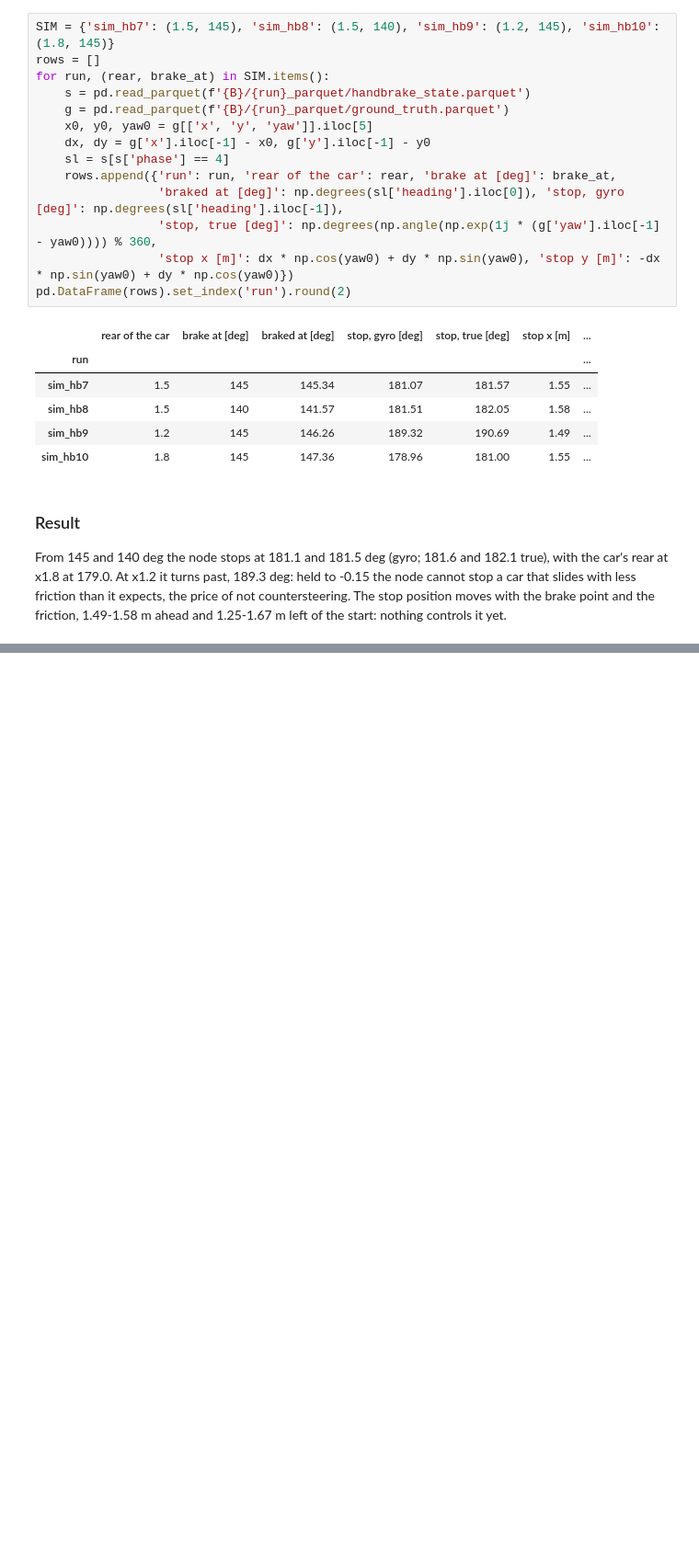
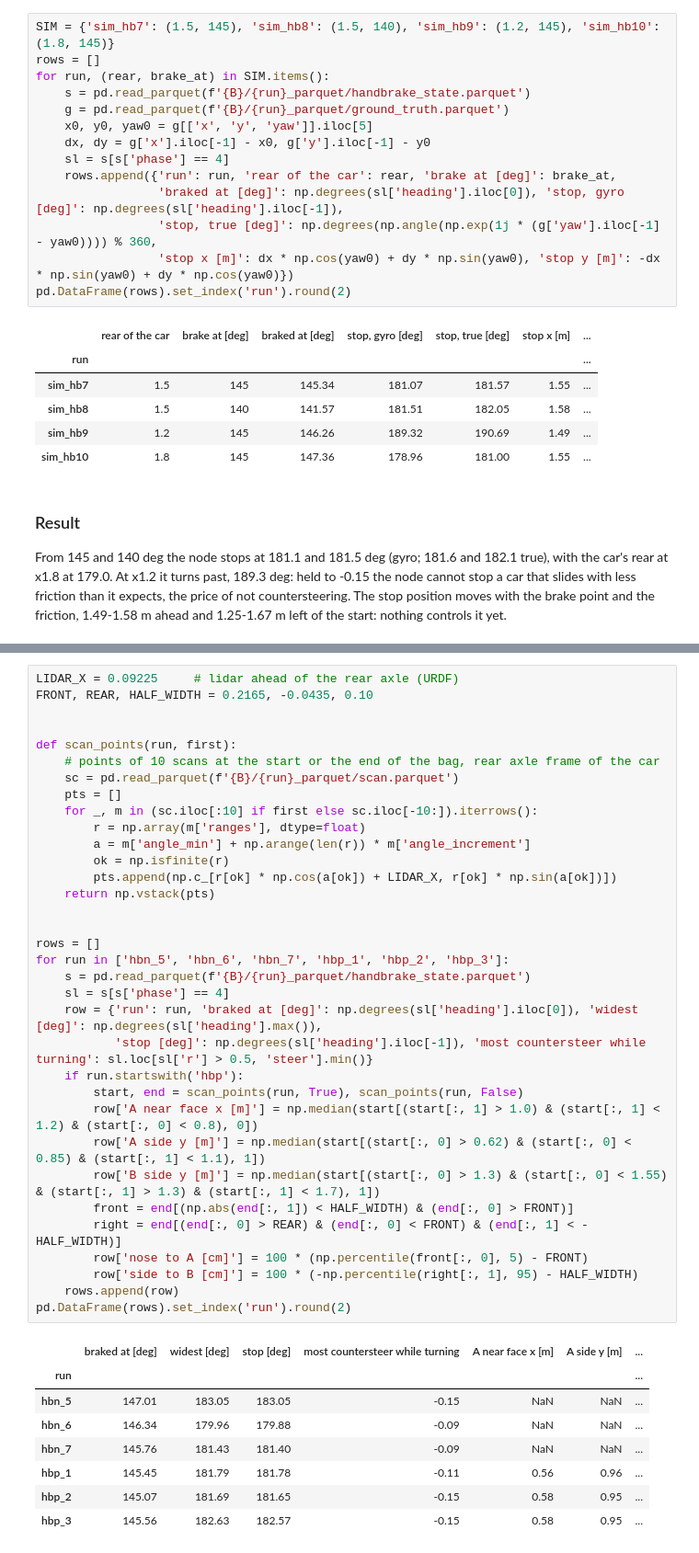
Before and after one commit to Gelminaio/drift-mpc-ackermann, a Jupyter notebook: notebooks/handbrake.ipynb, the cells around one changed output, grey strips where cells are left out. Shown at 92% size. Saved outputs shown, nothing was run; the diff lists cells and outputs as text; blank space fills up the shorter version.

Commit message:
analysis: the handbrake node on the car

```diff
--- a/notebooks/handbrake.ipynb
+++ b/notebooks/handbrake.ipynb
@@ -456,0 +465,43 @@ start: nothing controls it yet.
+# %%
+LIDAR_X = 0.09225     # lidar ahead of the rear axle (URDF)
+FRONT, REAR, HALF_WIDTH = 0.2165, -0.0435, 0.10
+
+
+def scan_points(run, first):
+    # points of 10 scans at the start or the end of the bag, rear axle frame of the car
+    sc = pd.read_parquet(f'{B}/{run}_parquet/scan.parquet')
+    pts = []
+    for _, m in (sc.iloc[:10] if first else sc.iloc[-10:]).iterrows():
+        r = np.array(m['ranges'], dtype=float)
+        a = m['angle_min'] + np.arange(len(r)) * m['angle_increment']
+        ok = np.isfinite(r)
+        pts.append(np.c_[r[ok] * np.cos(a[ok]) + LIDAR_X, r[ok] * np.sin(a[ok])])
+    return np.vstack(pts)
+
+
+rows = []
+for run in ['hbn_5', 'hbn_6', 'hbn_7', 'hbp_1', 'hbp_2', 'hbp_3']:
+    s = pd.read_parquet(f'{B}/{run}_parquet/handbrake_state.parquet')
+    sl = s[s['phase'] == 4]
+    row = {'run': run, 'braked at [deg]': np.degrees(sl['heading'].iloc[0]), 'widest [deg]': np.degrees(sl['heading'].max()),
+           'stop [deg]': np.degrees(sl['heading'].iloc[-1]), 'most countersteer while turning': sl.loc[sl['r'] > 0.5, 'steer'].min()}
+    if run.startswith('hbp'):
+        start, end = scan_points(run, True), scan_points(run, False)
+        row['A near face x [m]'] = np.median(start[(start[:, 1] > 1.0) & (start[:, 1] < 1.2) & (start[:, 0] < 0.8), 0])
+        row['A side y [m]'] = np.median(start[(start[:, 0] > 0.62) & (start[:, 0] < 0.85) & (start[:, 1] < 1.1), 1])
+        row['B side y [m]'] = np.median(start[(start[:, 0] > 1.3) & (start[:, 0] < 1.55) & (start[:, 1] > 1.3) & (start[:, 1] < 1.7), 1])
+        front = end[(np.abs(end[:, 1]) < HALF_WIDTH) & (end[:, 0] > FRONT)]
+        right = end[(end[:, 0] > REAR) & (end[:, 0] < FRONT) & (end[:, 1] < -HALF_WIDTH)]
+        row['nose to A [cm]'] = 100 * (np.percentile(front[:, 0], 5) - FRONT)
+        row['side to B [cm]'] = 100 * (-np.percentile(right[:, 1], 95) - HALF_WIDTH)
+    rows.append(row)
+pd.DataFrame(rows).set_index('run').round(2)
+# %% [output]
+|  | braked at [deg] | widest [deg] | stop [deg] | most countersteer while turning | A near face x [m] | A side y [m] | ... |
+| run |  |  |  |  |  |  | ... |
+| hbn_5 | 147.01 | 183.05 | 183.05 | -0.15 | NaN | NaN | ... |
+| hbn_6 | 146.34 | 179.96 | 179.88 | -0.09 | NaN | NaN | ... |
+| hbn_7 | 145.76 | 181.43 | 181.40 | -0.09 | NaN | NaN | ... |
+| hbp_1 | 145.45 | 181.79 | 181.78 | -0.11 | 0.56 | 0.96 | ... |
+| hbp_2 | 145.07 | 181.69 | 181.65 | -0.15 | 0.58 | 0.95 | ... |
+| hbp_3 | 145.56 | 182.63 | 182.57 | -0.15 | 0.58 | 0.95 | ... |
```
Also changed, not shown: parts of 3 cells of this notebook.
